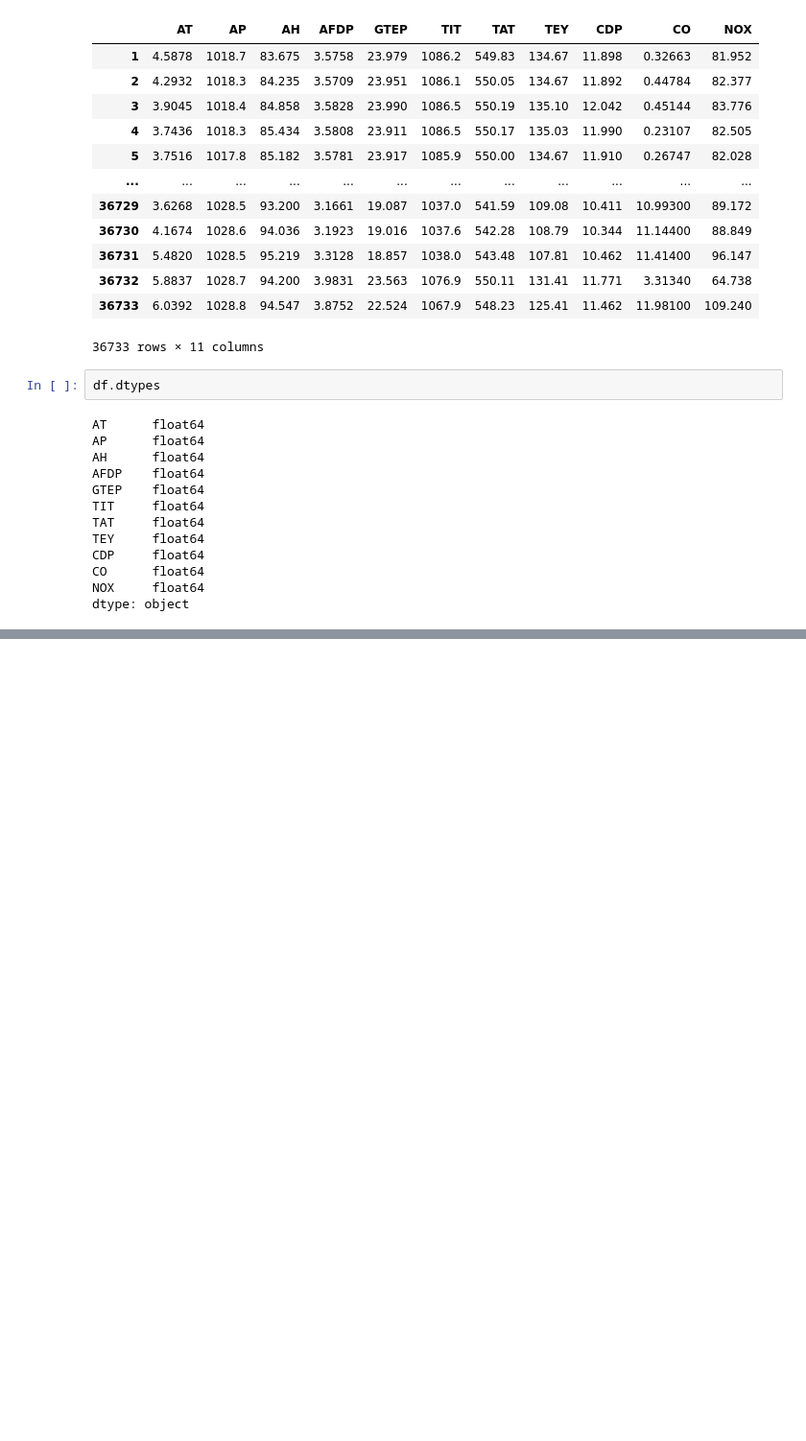
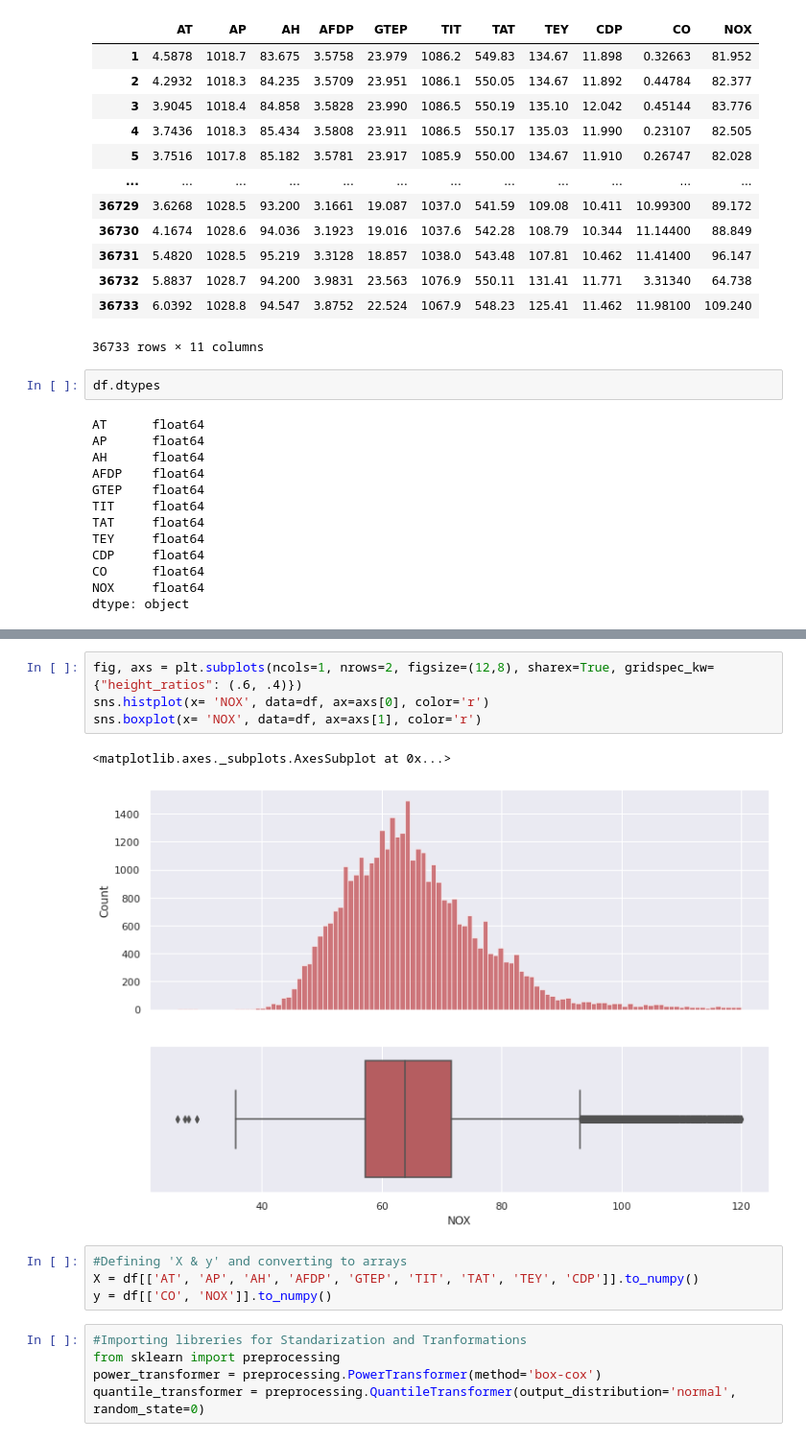
Before and after one commit to jrodas19/gas_turbine_emissions_prediction, a Jupyter notebook: preprocessing.ipynb, the cells around one changed output, grey strips where cells are left out. Shown at 96% size. Cells and saved outputs as stored; diff of their text form; blank space fills up the shorter version.

```diff
--- a/preprocessing.ipynb
+++ b/preprocessing.ipynb
@@ -58,0 +67,16 @@ sns.scatterplot(x=df.index, y='NOX', data=df, ax=axs[1], color='r')
+# %%
+fig, axs = plt.subplots(ncols=1, nrows=2, figsize=(12,8), sharex=True, gridspec_kw={"height_ratios": (.6, .4)})
+sns.histplot(x= 'NOX', data=df, ax=axs[0], color='r')
+sns.boxplot(x= 'NOX', data=df, ax=axs[1], color='r')
+# %% [output]
+<matplotlib.axes._subplots.AxesSubplot at 0x...>
+[figure, added]
+# %%
+#Defining 'X & y' and converting to arrays
+X = df[['AT', 'AP', 'AH', 'AFDP', 'GTEP', 'TIT', 'TAT', 'TEY', 'CDP']].to_numpy()
+y = df[['CO', 'NOX']].to_numpy()
+# %%
+#Importing libreries for Standarization and Tranformations
+from sklearn import preprocessing
+power_transformer = preprocessing.PowerTransformer(method='box-cox')
+quantile_transformer = preprocessing.QuantileTransformer(output_distribution='normal', random_state=0)
```
Also changed, not shown: parts of 8 cells of this notebook.
